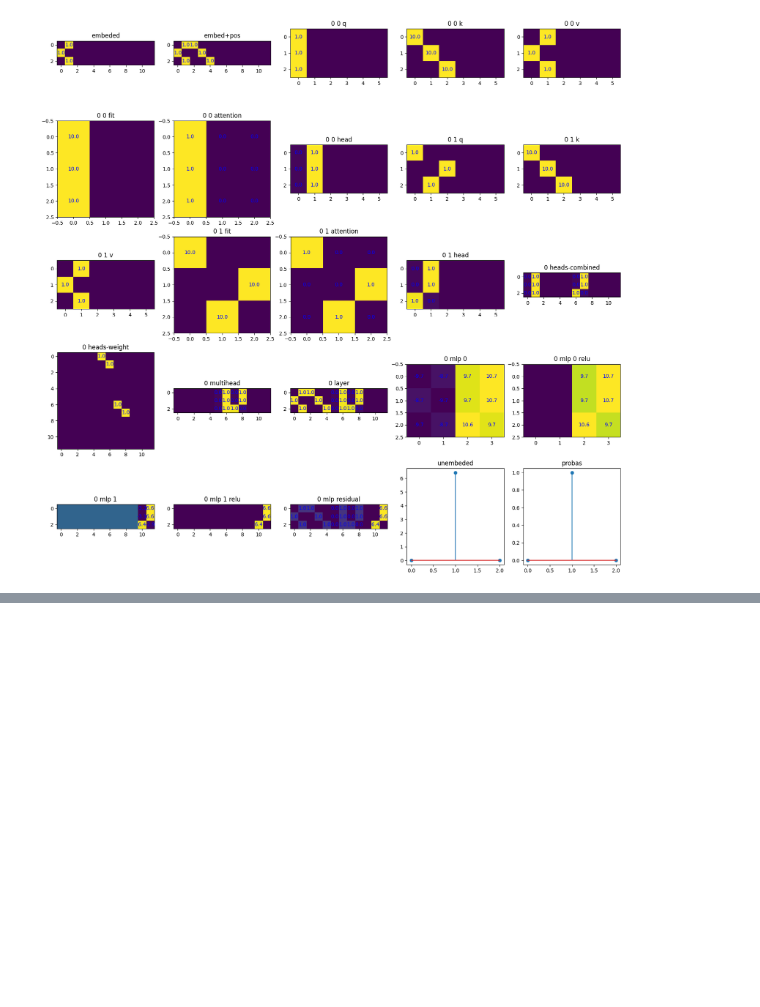
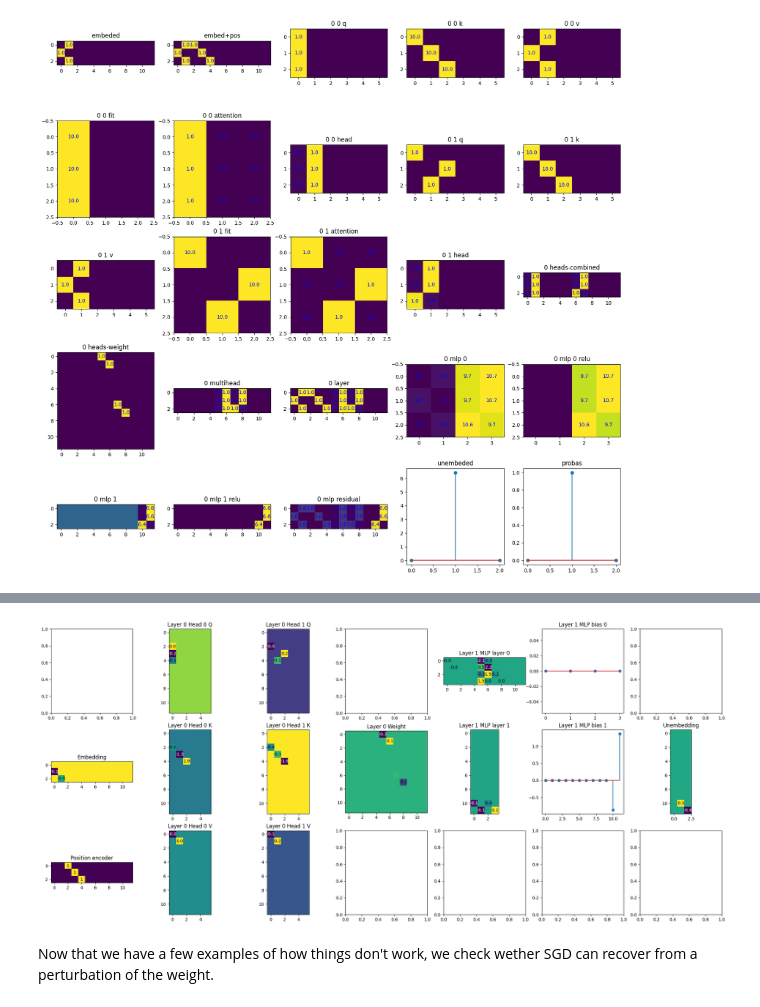
Before and after one commit to ddorn/hand-transformers, a Jupyter notebook: handmade.ipynb, the cells around one changed output, grey strips where cells are left out. Cells and saved outputs as stored; diff of their text form; code cells hidden in the pictures; blank space fills up the shorter version.

```diff
--- a/handmade.ipynb
+++ b/handmade.ipynb
@@ -157,0 +251,7 @@ Loss: 0.56  Accuracy: 1000 / 1000
+# %%
+diff = model_diff(if_then_else(), model)
+show_transformer(diff)
+# %% [output]
+[figure, added]
+# %% [markdown]
+Now that we have a few examples of how things don't work, we check wether SGD can recover from a perturbation of the weight.
```
Also changed, not shown: parts of 13 cells of this notebook, 1 other file.
